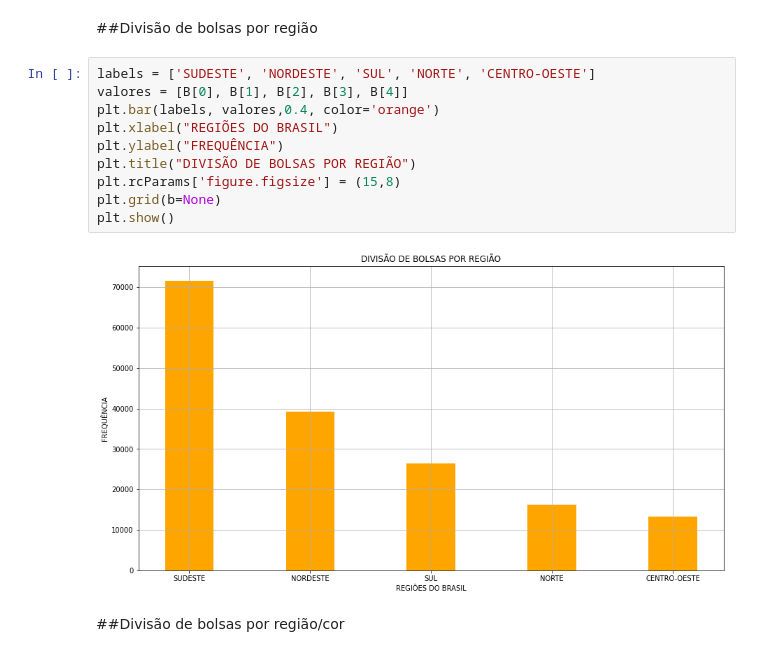
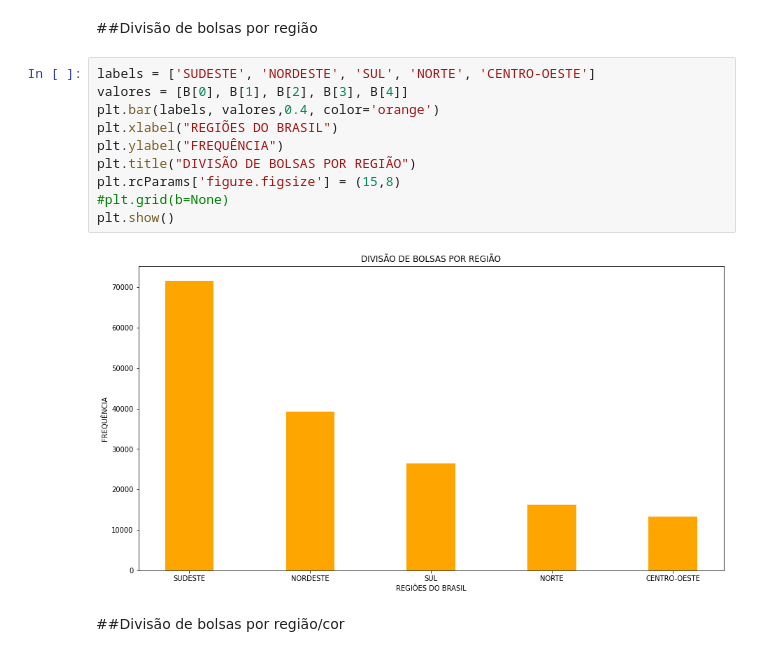
Before and after one commit to jaquelinecella/Analise_Exploratoria_Pandas, a Jupyter notebook: Projeto_2.ipynb, the cells around one changed output. Saved outputs shown, nothing was run; the diff lists cells and outputs as text.

```diff
--- a/Projeto_2.ipynb
+++ b/Projeto_2.ipynb
@@ -1072,15 +1073,15 @@ plt.show()
 # %%
 labels = ['SUDESTE', 'NORDESTE', 'SUL', 'NORTE', 'CENTRO-OESTE']
 valores = [B[0], B[1], B[2], B[3], B[4]]
 plt.bar(labels, valores,0.4, color='orange')
 plt.xlabel("REGIÕES DO BRASIL")
 plt.ylabel("FREQUÊNCIA")
 plt.title("DIVISÃO DE BOLSAS POR REGIÃO")
 plt.rcParams['figure.figsize'] = (15,8)
-plt.grid(b=None)
+#plt.grid(b=None)
 plt.show()
 # %% [output]
-[figure, old version]
+[figure, new version]
 # %% [markdown]
 ##Divisão de bolsas por região/cor
 # %%
```
Also changed, not shown: parts of 8 cells of this notebook.
